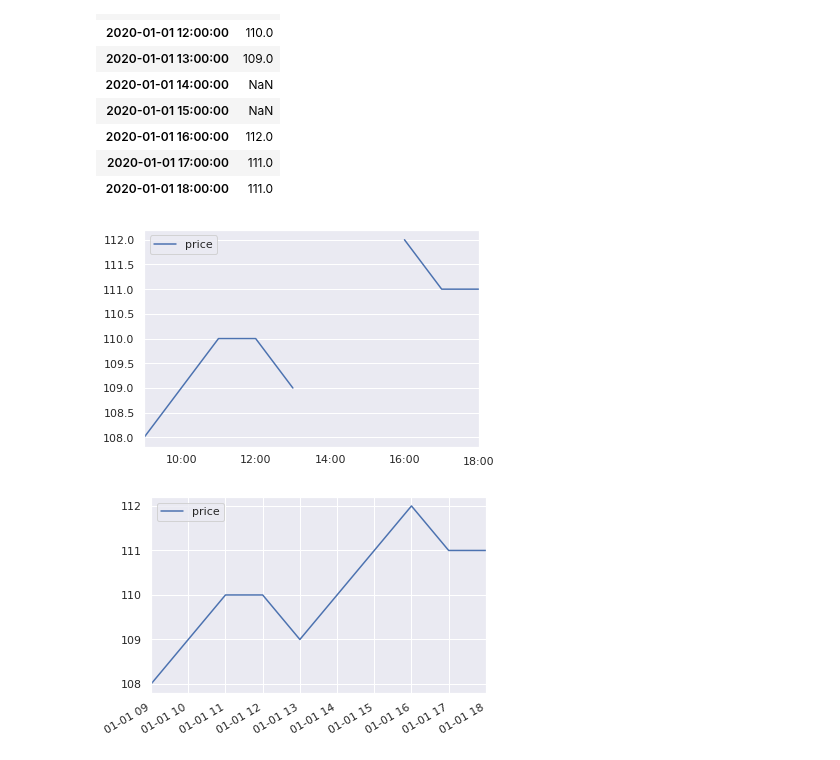
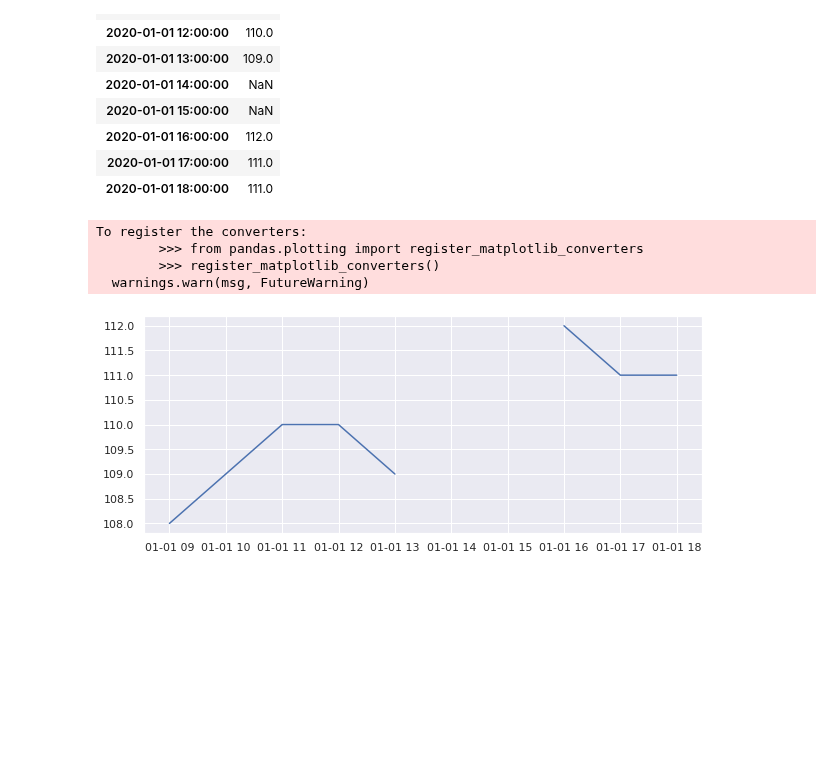
Before and after one commit to krakowiakpawel9/ml_course, a Jupyter notebook: cont/001_missing_values.ipynb, the cells around one changed output. Drawn from its saved outputs; the diff is of its cells as text; code cells hidden in the pictures; blank space fills up the shorter version.

```diff
--- a/cont/001_missing_values.ipynb
+++ b/cont/001_missing_values.ipynb
@@ -286,13 +286,13 @@ df
 # %%
 import matplotlib.pyplot as plt
 import seaborn as sns
 sns.set()
 
-_ = df.plot()
+plt.figure(figsize=(10, 4))
+_ = plt.plot(df.price)
 # %% [output]
+To register the converters:
+        >>> from pandas.plotting import register_matplotlib_converters
+        >>> register_matplotlib_converters()
+  warnings.warn(msg, FutureWarning)
-[figure, old version]
+[figure, new version]
-# %%
-dff = df.dropna()
-_ = dff.plot()
-# %% [output]
-[figure, removed]
```
Also changed, not shown: parts of 12 cells of this notebook.
